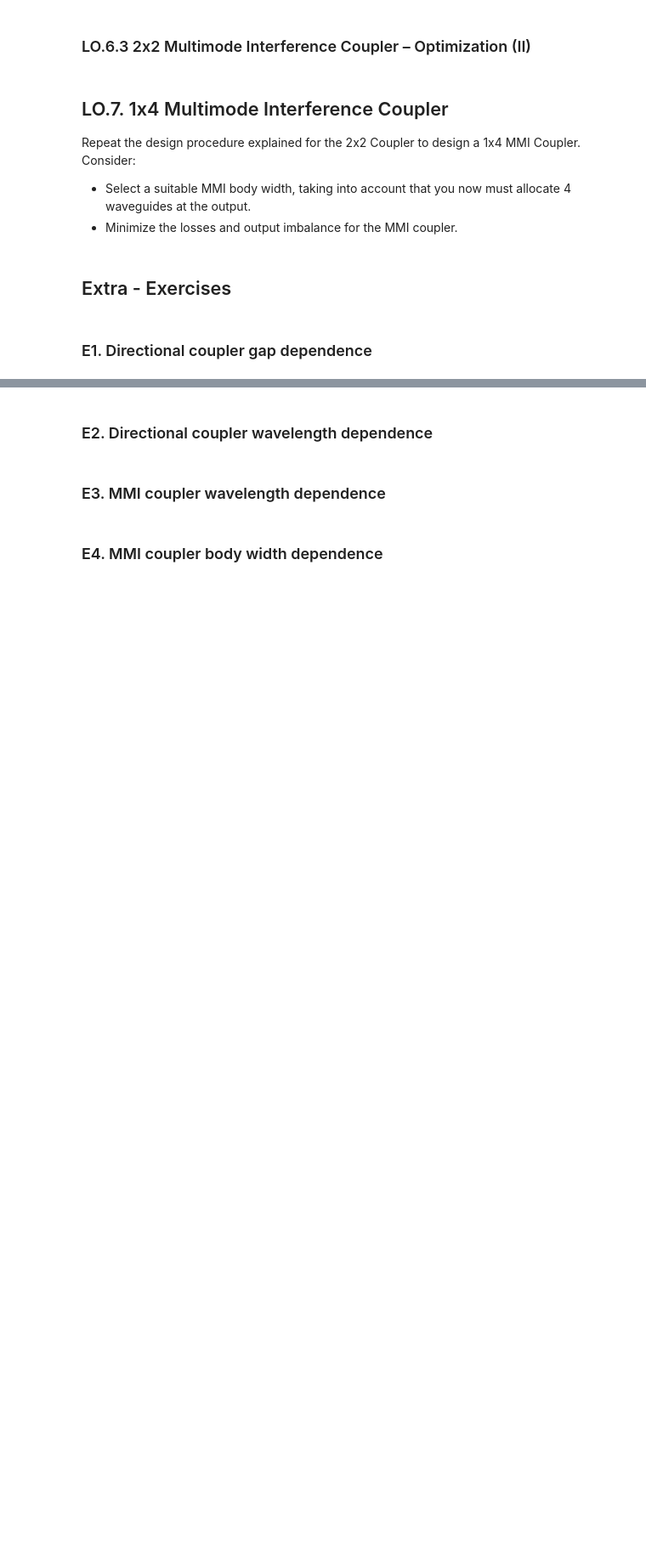
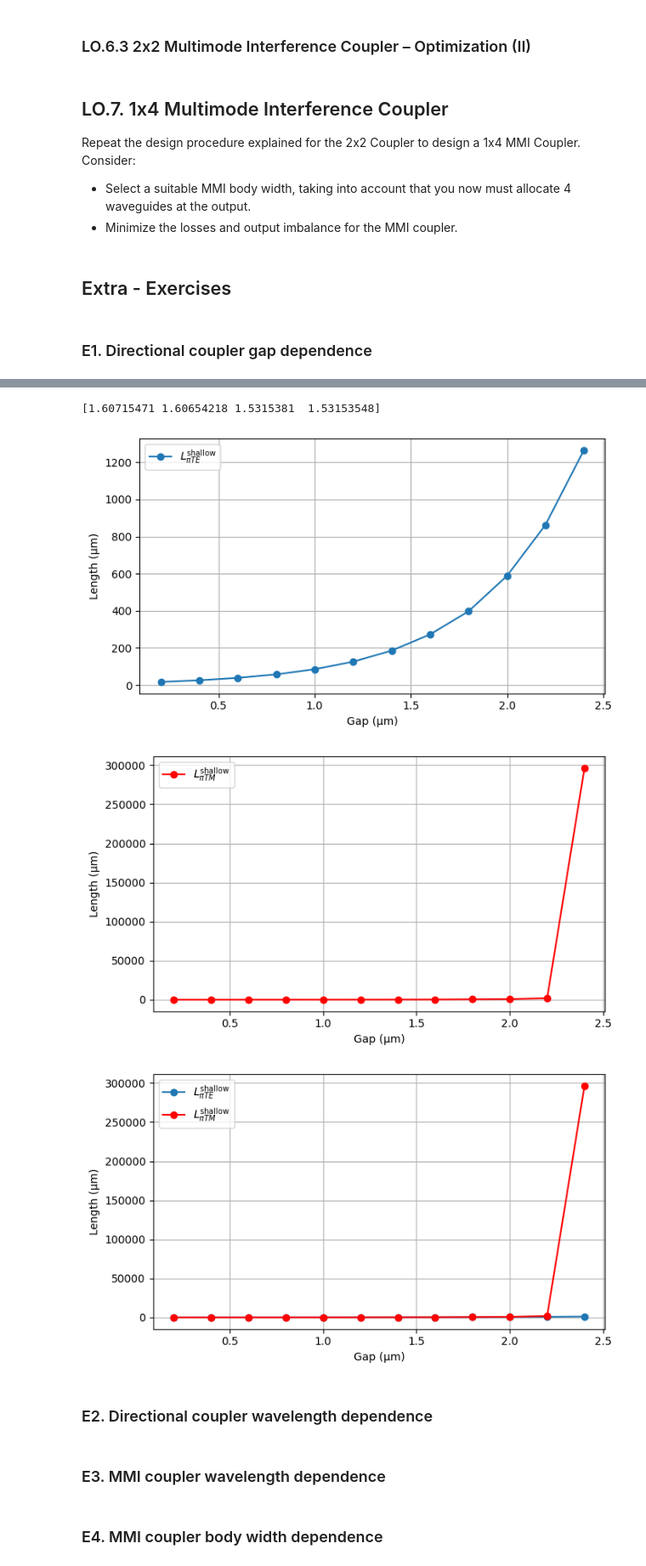
Before and after one commit to lorenagomezdiego/cifoin-lab2, a Jupyter notebook: COUPLERS_Student.ipynb, the cells around one changed output, grey strips where cells are left out. Shown at 85% size. Drawn from its saved outputs; the diff is of its cells as text; code cells hidden in the pictures; blank space fills up the shorter version.

```diff
--- a/COUPLERS_Student.ipynb
+++ b/COUPLERS_Student.ipynb
@@ -728,3 +844,46 @@ deep_dcoupler_cs = gt.modes.WaveguideCoupler(
+# %%
+dcoupler_neff = dc_shallow.n_eff.real
+print(dcoupler_neff)
+# %% [output]
+[1.60715471 1.60654218 1.5315381  1.53153548]
+# %%
+# RESULTADOS:
+
+# PLOT
+
+plt.figure(figsize=(7, 4))
+plt.plot(gaps, Lpi_TE_shallow, "o-", label=r"$L_{\pi TE}^{\mathrm{shallow}}$")
+plt.xlabel("Gap (µm)")
+plt.ylabel("Length (µm)")
+plt.grid(True)
+plt.legend()
+plt.tight_layout()
+plt.show()
+
+
+plt.figure(figsize=(7, 4))
+plt.plot(gaps, Lpi_TM_shallow, "ro-", label=r"$L_{\pi TM}^{\mathrm{shallow}}$")
+plt.xlabel("Gap (µm)")
+plt.ylabel("Length (µm)")
+plt.grid(True)
+plt.legend()
+plt.tight_layout()
+plt.show()
+
+
+plt.figure(figsize=(7, 4))
+plt.plot(gaps, Lpi_TE_shallow, "o-", label=r"$L_{\pi TE}^{\mathrm{shallow}}$")
+plt.plot(gaps, Lpi_TM_shallow, "ro-", label=r"$L_{\pi TM}^{\mathrm{shallow}}$")
+plt.xlabel("Gap (µm)")
+plt.ylabel("Length (µm)")
+plt.grid(True)
+plt.legend()
+plt.tight_layout()
+plt.show()
+# %% [output]
+[figure, added]
+[figure, added]
+[figure, added]
 # %% [markdown]
 ### E2. Directional coupler wavelength dependence
 # %%
```
Also changed, not shown: parts of 7 cells of this notebook.
